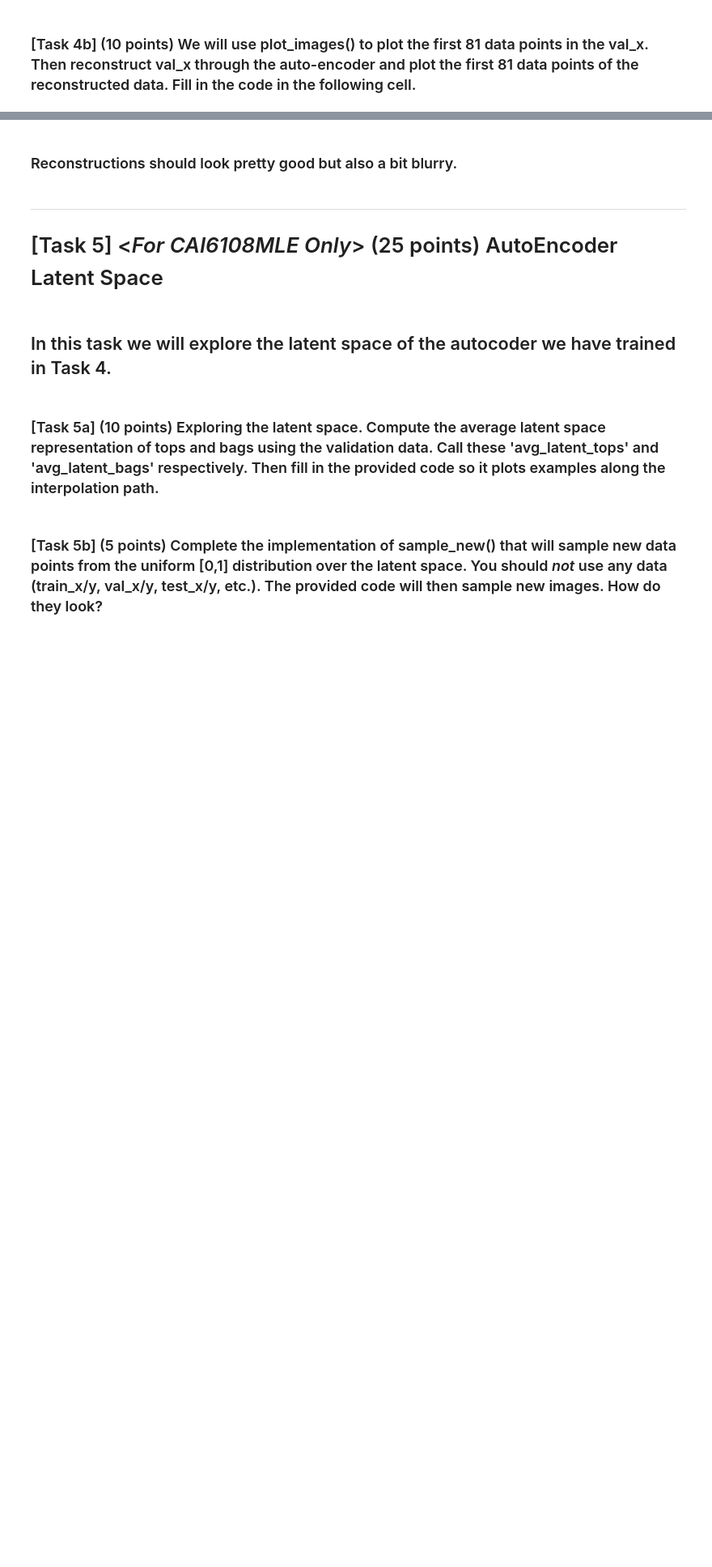
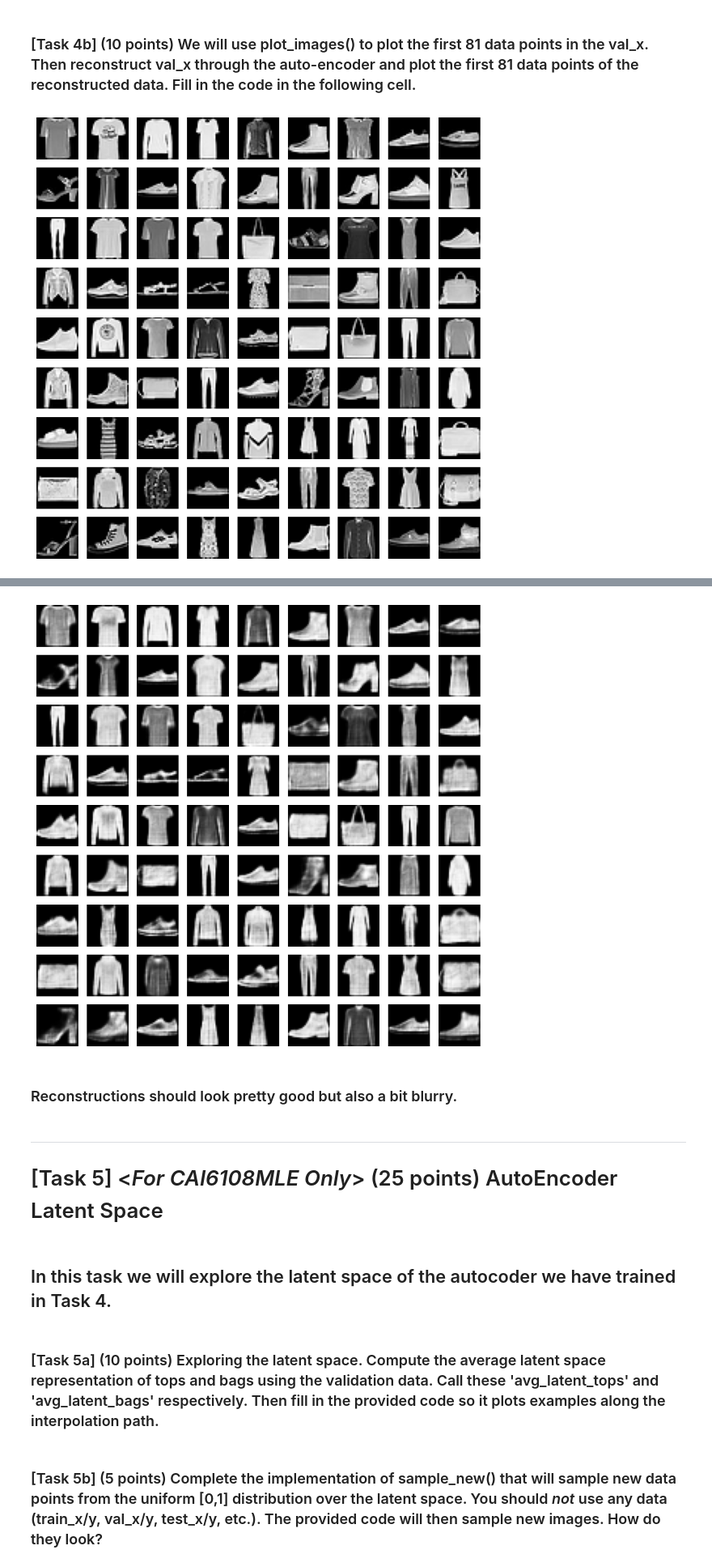
Before and after one commit to hansikaweerasena/MLE, a Jupyter notebook: HW/hw5/hw5.ipynb, the cells around one changed output, grey strips where cells are left out. Shown at 81% size. Saved outputs shown, nothing was run; the diff lists cells and outputs as text; code cells hidden in the pictures; blank space fills up the shorter version.

Commit message:
auto encoder training done

```diff
--- a/HW/hw5/hw5.ipynb
+++ b/HW/hw5/hw5.ipynb
@@ -708,7 +710,14 @@ def create_simple_ae(input_shape=(28, 28), latent_width=64, hidden_widths=[256,
     """Fill in your code here (~3-5 lines)
     """
     # YOUR CODE HERE
-    raise NotImplementedError()
+
+    enc_flatten = keras.layers.Flatten(name='Encoder-flatten')(enc_input)
+    enc_dense1 = keras.layers.Dense(hidden_widths[0], activation='relu', name='Encoder-dense1')(enc_flatten)
+    enc_dense2 = keras.layers.Dense(hidden_widths[1], activation='relu', name='Encoder-dense2')(enc_dense1)
+    enc_drop_out = keras.layers.Dropout(dropout_rate, name='Encoder-dropout')(enc_dense2)
+    enc_output = keras.layers.Dense(latent_width, activation='relu', name='Encoder-output')(enc_drop_out)
+
+    # raise NotImplementedError()
     enc_model = Model(inputs=[enc_input], outputs=[enc_output], name='Encoder')
 
 
@@ -717,14 +726,25 @@ def create_simple_ae(input_shape=(28, 28), latent_width=64, hidden_widths=[256,
     """Fill in your code here (~3-5 lines)
     """
     # YOUR CODE HERE
-    raise NotImplementedError()
+
+    dec_dense1 = keras.layers.Dense(hidden_widths[1], activation='relu', name='Decoder-dense1')(dec_input)
+    dec_dense2 = keras.layers.Dense(hidden_widths[0], activation='relu', name='Decoder-dense2')(dec_dense1)
+    dec_drop_out = keras.layers.Dropout(dropout_rate, name='Decoder-dropout')(dec_dense2)
+    dec_reshape = keras.layers.Dense(784, activation='sigmoid', name='Decoder-output')(dec_drop_out)
+    dec_reshape = keras.layers.Reshape((28, 28), name='Decoder-output-reshape')(dec_reshape)
+
+    # raise NotImplementedError()
     dec_model = Model(inputs=[dec_input], outputs=[dec_reshape], name='Decoder')
 
     # connect the two
     """Fill in your code here (~3-5 lines)
     """
     # YOUR CODE HERE
-    raise NotImplementedError()
+
+    ae_output = dec_model(enc_model(enc_input))
+    ae_model = Model(inputs=[enc_input], outputs=[ae_output], name=name)
+
+    #raise NotImplementedError()
 
     opt = keras.optimizers.Adam(learning_rate=0.003)
 
@@ -760,16 +799,24 @@ assert val_loss[-1] < 0.28
 # %%
 # Put the first 81 data points of val_x in 'val_x_sel'
 """Fill in your code here (~1 line)
 """
 # YOUR CODE HERE
-raise NotImplementedError()
+
+val_x_sel = val_x[:81]
+
+# raise NotImplementedError()
 plot_images(val_x_sel, dim_x=28, dim_y=28, fig_size=(10,10))
 
 # Run the data points in 'val_x_sel' through the auto-encoder to obtain 'rec_val_x_sel'
 """Fill in your code here (~1 line)
 """
 # YOUR CODE HERE
-raise NotImplementedError()
+
+rec_val_x_sel = ae_model.predict(val_x_sel)
+
+# raise NotImplementedError()
 
 # Plot the reconstructed data
 plot_images(rec_val_x_sel, dim_x=28, dim_y=28, fig_size=(10,10))
+# %% [output]
+[figure, added]
@@ -776,3 +824,4 @@ plot_images(rec_val_x_sel, dim_x=28, dim_y=28, fig_size=(10,10))
+[figure, added]
 # %% [markdown]
 ### Reconstructions should look pretty good but also a bit blurry.
 # %%
```
Also changed, not shown: parts of 3 cells of this notebook.
